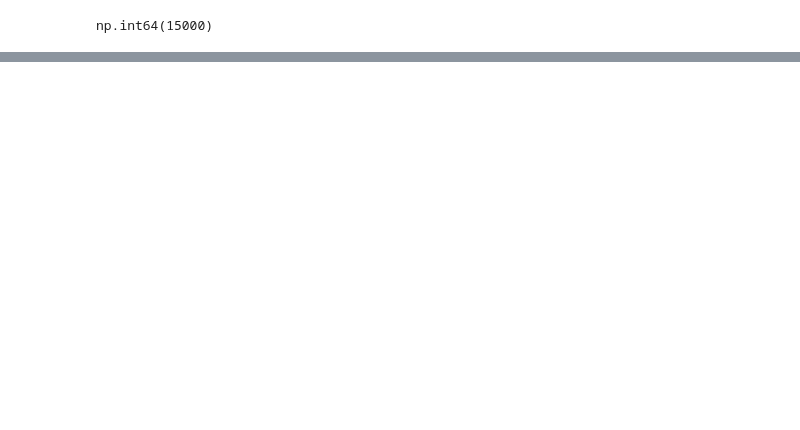
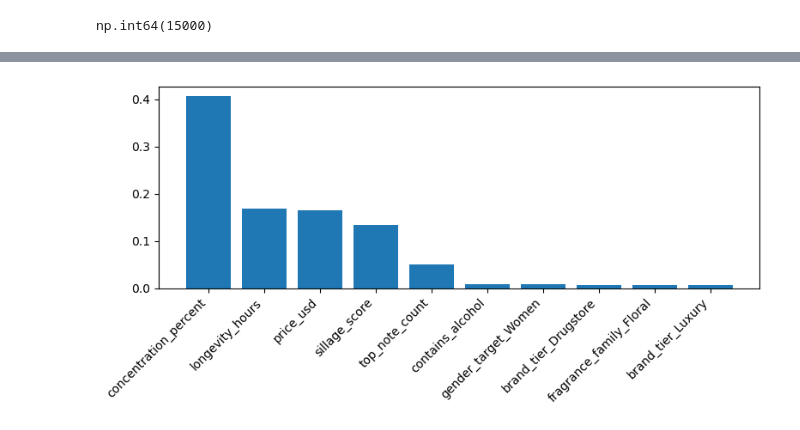
Before and after one commit to sadeclipse/labs.masters, a Jupyter notebook: ml/1lab/lab1.ipynb, the cells around one changed output, grey strips where cells are left out. Cells and saved outputs as stored; diff of their text form; code cells hidden in the pictures; blank space fills up the shorter version.

```diff
--- a/ml/1lab/lab1.ipynb
+++ b/ml/1lab/lab1.ipynb
@@ -85,0 +130,14 @@ df
+# %%
+X_temp = pd.get_dummies(X, columns=cat_cols, drop_first=True)
+rf_for_features = RandomForestClassifier(random_state=42)
+rf_for_features.fit(X_temp, y)
+importances = rf_for_features.feature_importances_
+indices = np.argsort(importances)[::-1]
+
+plt.figure(figsize=(8, 4))
+plt.bar(range(10), importances[indices[:10]], align="center")
+plt.xticks(range(10), X_temp.columns[indices[:10]], rotation=45, ha='right')
+plt.tight_layout()
+plt.show()
+# %% [output]
+[figure, added]
```
Also changed, not shown: parts of 26 cells of this notebook.
